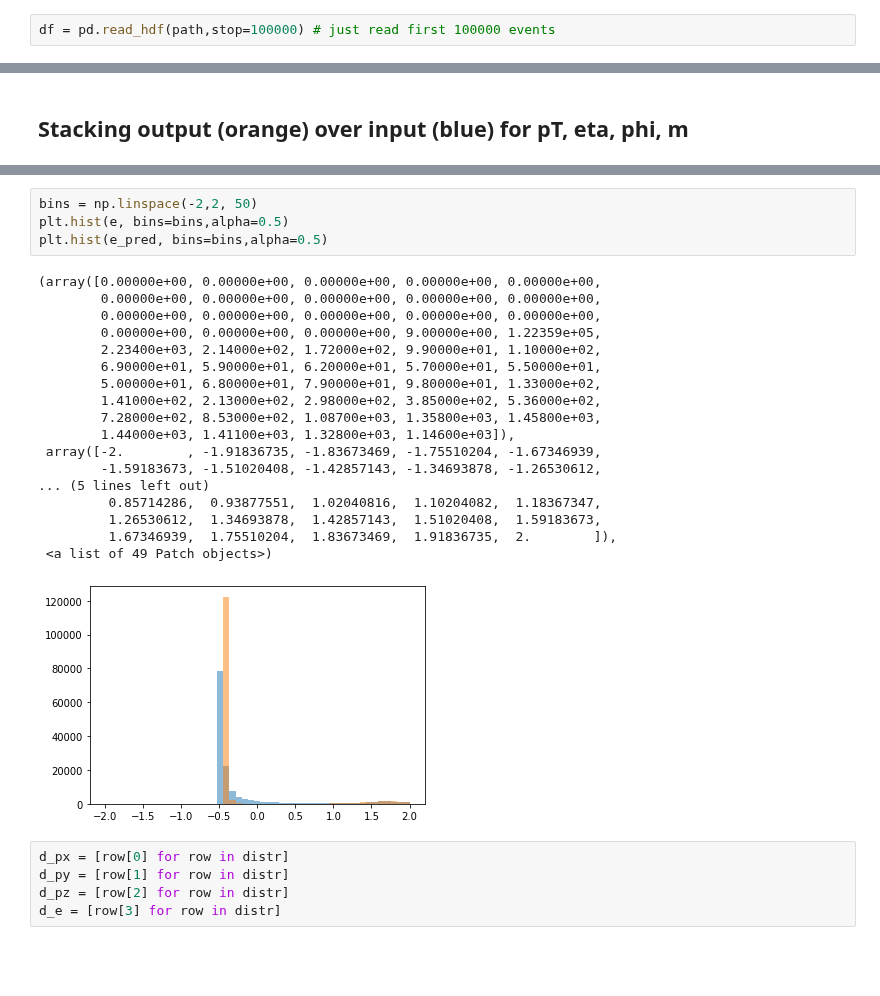
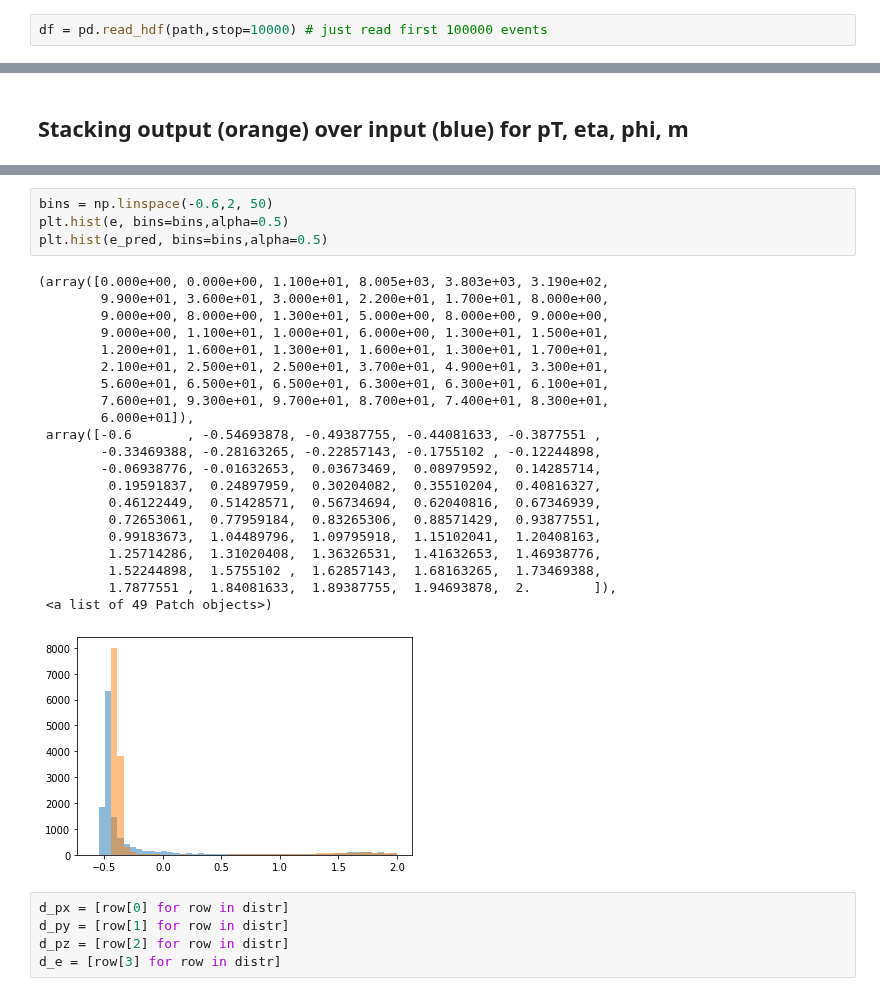
Before and after one commit to stsan9/AnomalyDetection4Jets, a Jupyter notebook: code/VAE.ipynb, the cells around one changed output, grey strips where cells are left out. Saved outputs shown, nothing was run; the diff lists cells and outputs as text; blank space fills up the shorter version.

```diff
--- a/code/VAE.ipynb
+++ b/code/VAE.ipynb
@@ -8,7 +8,7 @@ from sklearn import preprocessing
 # %%
 path = '/anomalyvol/data/events_LHCO2020_backgroundMC_Pythia.h5'
 # %%
-df = pd.read_hdf(path,stop=100000) # just read first 100000 events
+df = pd.read_hdf(path,stop=10000) # just read first 100000 events
 # %%
 all_events = df.values
 # %%
@@ -298,26 +335,29 @@ plt.hist(pz_pred, bins=bins,alpha=0.5)
 # %%
-bins = np.linspace(-2,2, 50)
+bins = np.linspace(-0.6,2, 50)
 plt.hist(e, bins=bins,alpha=0.5)
 plt.hist(e_pred, bins=bins,alpha=0.5)
 # %% [output]
-(array([0.00000e+00, 0.00000e+00, 0.00000e+00, 0.00000e+00, 0.00000e+00,
-        0.00000e+00, 0.00000e+00, 0.00000e+00, 0.00000e+00, 0.00000e+00,
-        0.00000e+00, 0.00000e+00, 0.00000e+00, 0.00000e+00, 0.00000e+00,
-        0.00000e+00, 0.00000e+00, 0.00000e+00, 9.00000e+00, 1.22359e+05,
-        2.23400e+03, 2.14000e+02, 1.72000e+02, 9.90000e+01, 1.10000e+02,
-        6.90000e+01, 5.90000e+01, 6.20000e+01, 5.70000e+01, 5.50000e+01,
-        5.00000e+01, 6.80000e+01, 7.90000e+01, 9.80000e+01, 1.33000e+02,
-        1.41000e+02, 2.13000e+02, 2.98000e+02, 3.85000e+02, 5.36000e+02,
-        7.28000e+02, 8.53000e+02, 1.08700e+03, 1.35800e+03, 1.45800e+03,
-        1.44000e+03, 1.41100e+03, 1.32800e+03, 1.14600e+03]),
- array([-2.        , -1.91836735, -1.83673469, -1.75510204, -1.67346939,
-        -1.59183673, -1.51020408, -1.42857143, -1.34693878, -1.26530612,
-... (5 lines left out)
-         0.85714286,  0.93877551,  1.02040816,  1.10204082,  1.18367347,
-         1.26530612,  1.34693878,  1.42857143,  1.51020408,  1.59183673,
-         1.67346939,  1.75510204,  1.83673469,  1.91836735,  2.        ]),
+(array([0.000e+00, 0.000e+00, 1.100e+01, 8.005e+03, 3.803e+03, 3.190e+02,
+        9.900e+01, 3.600e+01, 3.000e+01, 2.200e+01, 1.700e+01, 8.000e+00,
+        9.000e+00, 8.000e+00, 1.300e+01, 5.000e+00, 8.000e+00, 9.000e+00,
+        9.000e+00, 1.100e+01, 1.000e+01, 6.000e+00, 1.300e+01, 1.500e+01,
+        1.200e+01, 1.600e+01, 1.300e+01, 1.600e+01, 1.300e+01, 1.700e+01,
+        2.100e+01, 2.500e+01, 2.500e+01, 3.700e+01, 4.900e+01, 3.300e+01,
+        5.600e+01, 6.500e+01, 6.500e+01, 6.300e+01, 6.300e+01, 6.100e+01,
+        7.600e+01, 9.300e+01, 9.700e+01, 8.700e+01, 7.400e+01, 8.300e+01,
+        6.000e+01]),
+ array([-0.6       , -0.54693878, -0.49387755, -0.44081633, -0.3877551 ,
+        -0.33469388, -0.28163265, -0.22857143, -0.1755102 , -0.12244898,
+        -0.06938776, -0.01632653,  0.03673469,  0.08979592,  0.14285714,
+         0.19591837,  0.24897959,  0.30204082,  0.35510204,  0.40816327,
+         0.46122449,  0.51428571,  0.56734694,  0.62040816,  0.67346939,
+         0.72653061,  0.77959184,  0.83265306,  0.88571429,  0.93877551,
+         0.99183673,  1.04489796,  1.09795918,  1.15102041,  1.20408163,
+         1.25714286,  1.31020408,  1.36326531,  1.41632653,  1.46938776,
+         1.52244898,  1.5755102 ,  1.62857143,  1.68163265,  1.73469388,
+         1.7877551 ,  1.84081633,  1.89387755,  1.94693878,  2.        ]),
  <a list of 49 Patch objects>)
-[figure, old version]
+[figure, new version]
 # %%
 d_px = [row[0] for row in distr]
 d_py = [row[1] for row in distr]
```
Also changed, not shown: parts of 15 cells of this notebook, 1 other file.
